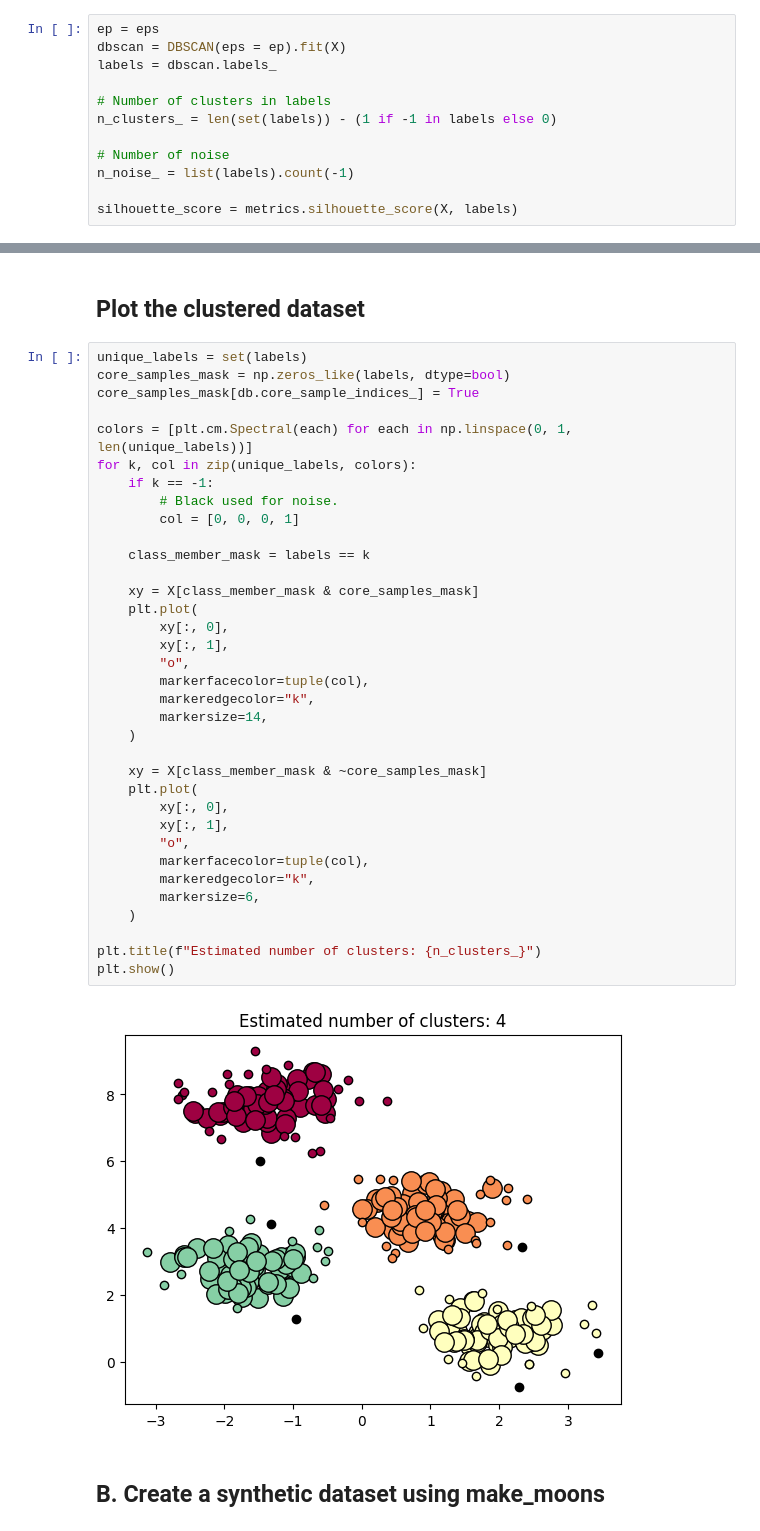
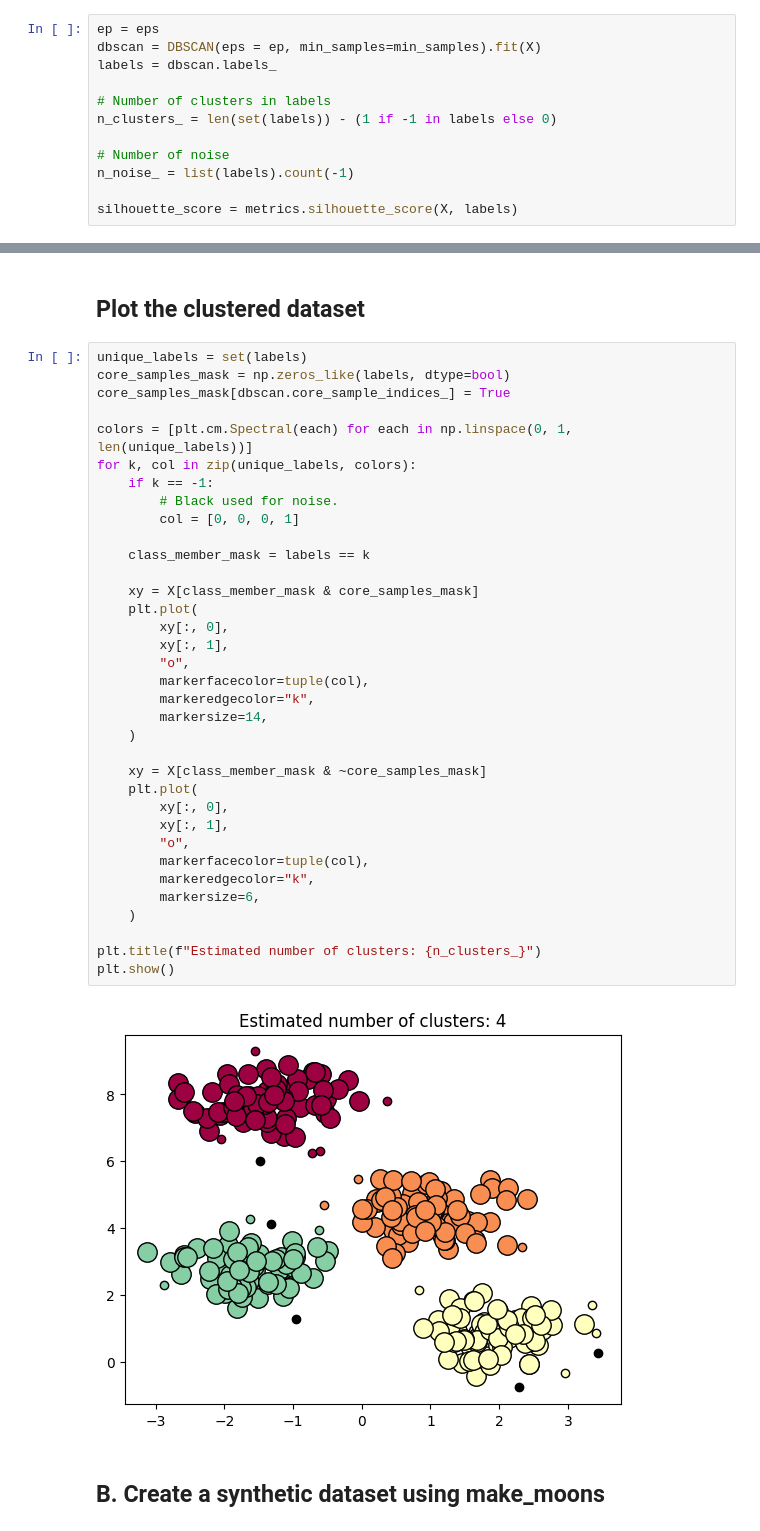
Before and after one commit to robitussin/CCADMACL, a Jupyter notebook: 6 - DBSCAN Algorithm/implementation/DBSCAN_using_synthetic_data.ipynb, the cells around one changed output, grey strips where cells are left out. Cells and saved outputs as stored; diff of their text form.

```diff
--- a/6 - DBSCAN Algorithm/implementation/DBSCAN_using_synthetic_data.ipynb
+++ b/6 - DBSCAN Algorithm/implementation/DBSCAN_using_synthetic_data.ipynb
@@ -75,7 +73,7 @@ eps: 0.6
 ## Train the model
 # %%
 ep = eps
-dbscan = DBSCAN(eps = ep).fit(X)
+dbscan = DBSCAN(eps = ep, min_samples=min_samples).fit(X)
 labels = dbscan.labels_
 
 # Number of clusters in labels
@@ -100,40 +98,40 @@ Silhouette scrore 0.6567370865814954
 # %%
 unique_labels = set(labels)
 core_samples_mask = np.zeros_like(labels, dtype=bool)
-core_samples_mask[db.core_sample_indices_] = True
+core_samples_mask[dbscan.core_sample_indices_] = True
 
 colors = [plt.cm.Spectral(each) for each in np.linspace(0, 1, len(unique_labels))]
 for k, col in zip(unique_labels, colors):
     if k == -1:
         # Black used for noise.
         col = [0, 0, 0, 1]
 
     class_member_mask = labels == k
 
     xy = X[class_member_mask & core_samples_mask]
     plt.plot(
         xy[:, 0],
         xy[:, 1],
         "o",
         markerfacecolor=tuple(col),
         markeredgecolor="k",
         markersize=14,
     )
 
     xy = X[class_member_mask & ~core_samples_mask]
     plt.plot(
         xy[:, 0],
         xy[:, 1],
         "o",
         markerfacecolor=tuple(col),
         markeredgecolor="k",
         markersize=6,
     )
 
 plt.title(f"Estimated number of clusters: {n_clusters_}")
 plt.show()
 # %% [output]
-[figure, old version]
+[figure, new version]
 # %% [markdown]
 ## B. Create a synthetic dataset using make_moons
 # %%
```
Also changed, not shown: parts of 2 cells of this notebook.
